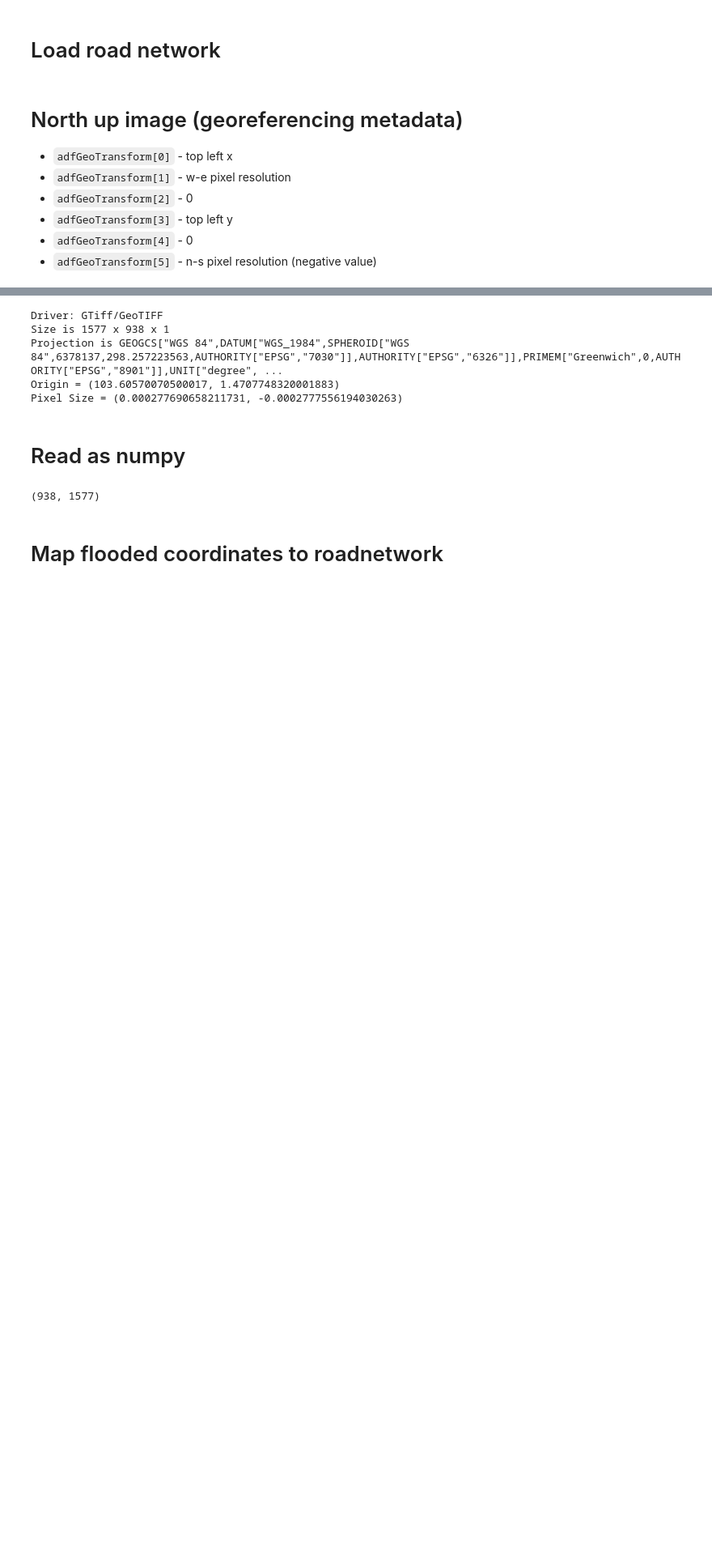
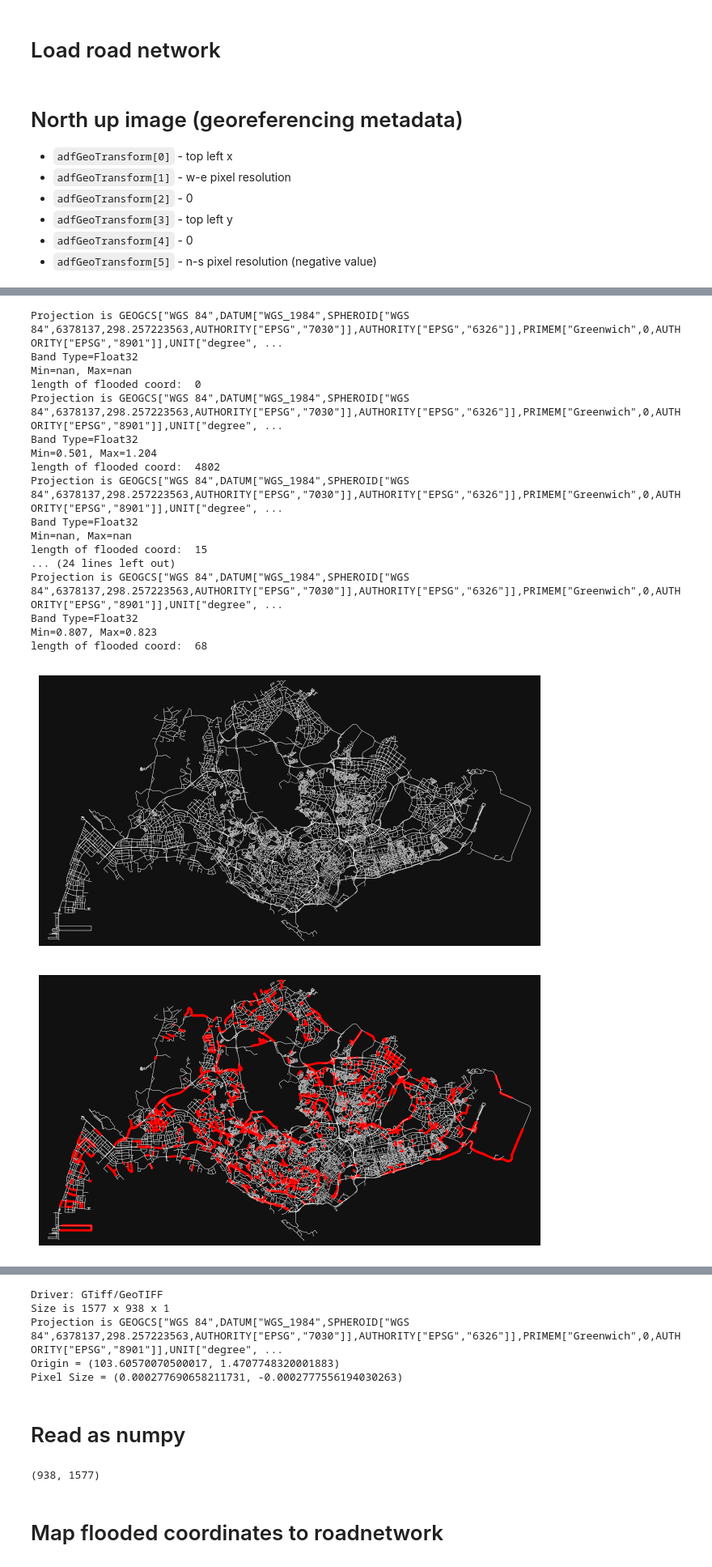
Before and after one commit to pakhuiying/NCCS_analysis, a Jupyter notebook: coastal_flood.ipynb, the cells around one changed output, grey strips where cells are left out. Shown at 81% size. Saved outputs shown, nothing was run; the diff lists cells and outputs as text; code cells hidden in the pictures; blank space fills up the shorter version.

Commit message:
export flooded_edges for extreme scenarios

```diff
--- a/coastal_flood.ipynb
+++ b/coastal_flood.ipynb
@@ -35,0 +67,18 @@ G_car = ox.load_graphml(os.path.join(save_dir,filename))
+# %%
+pluvial_flood_rasters_dir = r"C:\Users\hypak\OneDrive - Singapore Management University\Documents\Projects\H2I_TMSI\flood_depth_30m\flood_depth_30m"
+pluvial_flood_rastersWGS84_fps = [os.path.join(pluvial_flood_rasters_dir,fp) for fp in os.listdir(pluvial_flood_rasters_dir) if bool(re.search(r".*WGS84.tif$",fp))]
+pluvial_flood_rastersWGS84_fps
+scenario_names = ['V3_future_mean_highestDailyTotal',
+                  'Historical_highest30mins',
+                  'Historical_highest60mins',
+                  'Historical_highestDailyTotal',
+                  'PUB_100RP_highest30mins',
+                  'PUB_100RP_highest60mins',
+                  'PUB_100RP_highestDailyTotal',
+                  'V3_future_highest30mins',
+                  'V3_future_highest60mins',
+                  'V3_future_highestDailyTotal',
+                  ]
+scenario_dict_fps = {scenario_type:fp for scenario_type, fp in zip(scenario_names,pluvial_flood_rastersWGS84_fps)}
+scenario_dict_fps = dict(sorted(scenario_dict_fps.items()))
+scenario_dict_fps
@@ -35,0 +98,47 @@ G_car = ox.load_graphml(os.path.join(save_dir,filename))
+# %%
+for scenario_name, raster_fp in scenario_dict_fps.items():
+    scenario_raster = gdal.Open(raster_fp)
+    print("Projection is {}".format(scenario_raster.GetProjection()))
+    # get geotransform
+    geotransform_scenario_raster = scenario_raster.GetGeoTransform()
+
+    band = scenario_raster.GetRasterBand(1)
+    print("Band Type={}".format(gdal.GetDataTypeName(band.DataType)))
+
+    min_ = band.GetMinimum()
+    max_ = band.GetMaximum()
+    if not min_ or not max_:
+        (min_,max_) = band.ComputeRasterMinMax(True)
+    print("Min={:.3f}, Max={:.3f}".format(min_,max_))
+
+    # read as array
+    scenario_raster_arr = np.array(scenario_raster.GetRasterBand(1).ReadAsArray())
+    UFN = raster_utils.RasterToNetwork(G_car, flooded_maxspeed=None, percentage_reduction_maxspeed=90)
+    flooded_coord = UFN.get_flood_coordinates(scenario_raster_arr,geotransform_scenario_raster,flood_depth_thresh=0.49)
+    print("length of flooded coord: ", len(flooded_coord))
+    flooded_edges = UFN.identify_flooded_roads(flooded_coord, plot=True, ax = None,
+                                flooded_edge_color="red",edge_color="white", flooded_edge_linewidth=2)
+    if len(flooded_edges) > 0:
+        # export data
+        save_fp = os.path.join(r"data\simulatedExtremeFlood", f"{scenario_name}_flooded_edges.pkl")
+        utils.pickle_data(flooded_edges,save_fp)
+# %% [output]
+Projection is GEOGCS["WGS 84",DATUM["WGS_1984",SPHEROID["WGS 84",6378137,298.257223563,AUTHORITY["EPSG","7030"]],AUTHORITY["EPSG","6326"]],PRIMEM["Greenwich",0,AUTHORITY["EPSG","8901"]],UNIT["degree", ...
+Band Type=Float32
+Min=nan, Max=nan
+length of flooded coord:  0
+Projection is GEOGCS["WGS 84",DATUM["WGS_1984",SPHEROID["WGS 84",6378137,298.257223563,AUTHORITY["EPSG","7030"]],AUTHORITY["EPSG","6326"]],PRIMEM["Greenwich",0,AUTHORITY["EPSG","8901"]],UNIT["degree", ...
+Band Type=Float32
+Min=0.501, Max=1.204
+length of flooded coord:  4802
+Projection is GEOGCS["WGS 84",DATUM["WGS_1984",SPHEROID["WGS 84",6378137,298.257223563,AUTHORITY["EPSG","7030"]],AUTHORITY["EPSG","6326"]],PRIMEM["Greenwich",0,AUTHORITY["EPSG","8901"]],UNIT["degree", ...
+Band Type=Float32
+Min=nan, Max=nan
+length of flooded coord:  15
+... (24 lines left out)
+Projection is GEOGCS["WGS 84",DATUM["WGS_1984",SPHEROID["WGS 84",6378137,298.257223563,AUTHORITY["EPSG","7030"]],AUTHORITY["EPSG","6326"]],PRIMEM["Greenwich",0,AUTHORITY["EPSG","8901"]],UNIT["degree", ...
+Band Type=Float32
+Min=0.807, Max=0.823
+length of flooded coord:  68
+[figure, added]
+[figure, added]
```
Also changed, not shown: parts of 12 cells of this notebook.
